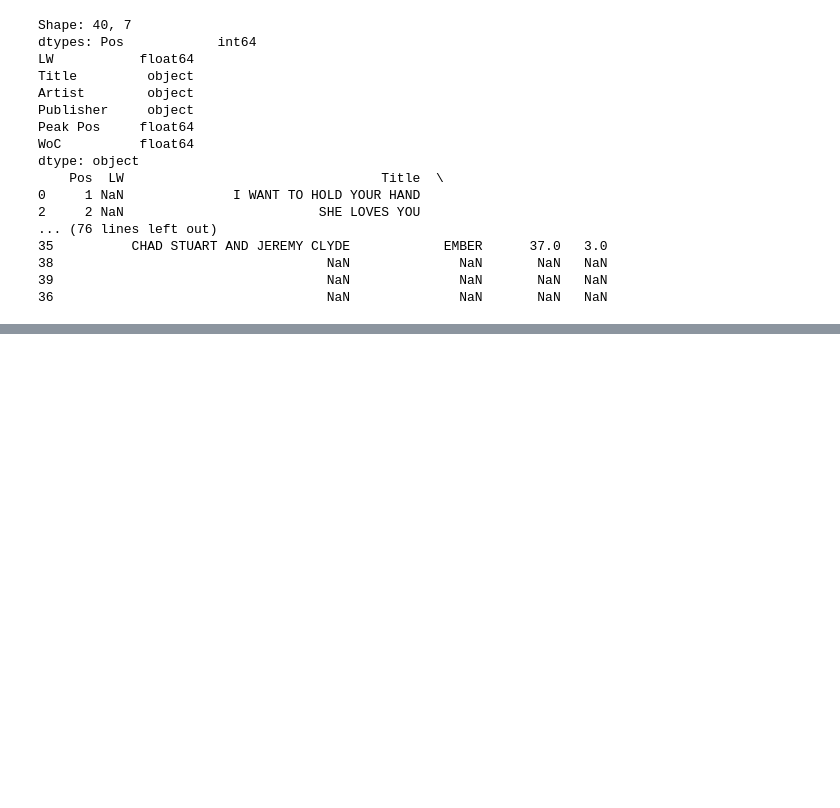
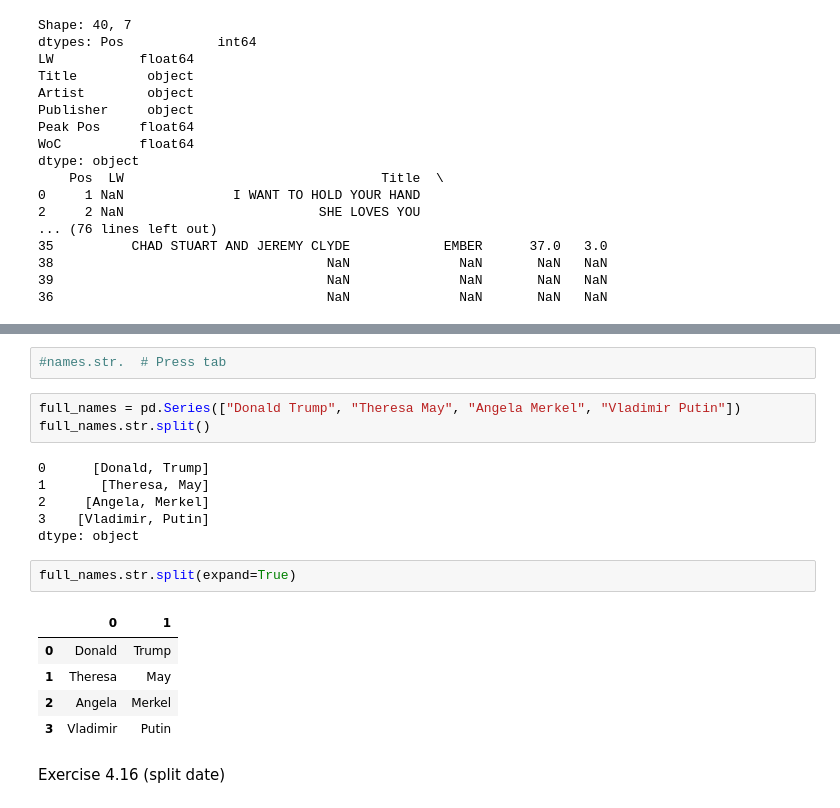
Before and after one commit to lukasrhoades/MOOC-Data-Analysis-Python, a Jupyter notebook: Chapter-4/pandas_pt_2.ipynb, the cells around one changed output, grey strips where cells are left out. Cells and saved outputs as stored; diff of their text form; blank space fills up the shorter version.

```diff
--- a/Chapter-4/pandas_pt_2.ipynb
+++ b/Chapter-4/pandas_pt_2.ipynb
@@ -982,0 +1064,21 @@ dtype: object
+# %%
+#names.str.  # Press tab
+# %%
+full_names = pd.Series(["Donald Trump", "Theresa May", "Angela Merkel", "Vladimir Putin"])
+full_names.str.split()
+# %% [output]
+0      [Donald, Trump]
+1       [Theresa, May]
+2     [Angela, Merkel]
+3    [Vladimir, Putin]
+dtype: object
+# %%
+full_names.str.split(expand=True)
+# %% [output]
+|  | 0 | 1 |
+| 0 | Donald | Trump |
+| 1 | Theresa | May |
+| 2 | Angela | Merkel |
+| 3 | Vladimir | Putin |
+# %% [markdown]
+Exercise 4.16 (split date)
```
Also changed, not shown: parts of 19 cells of this notebook, 1 other file.
